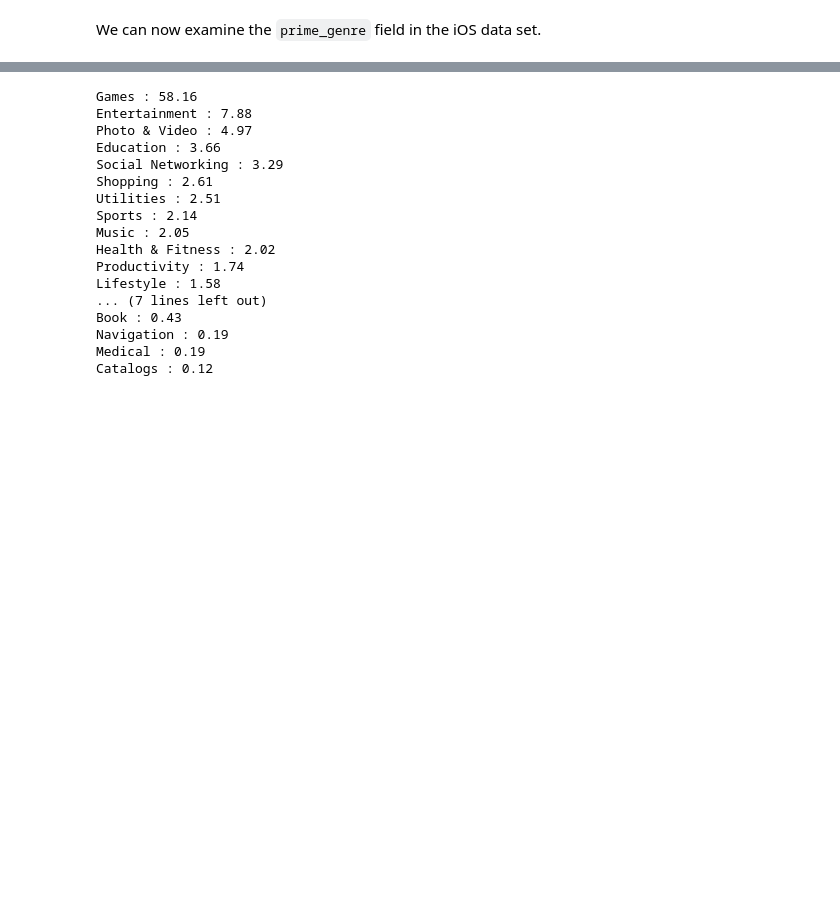
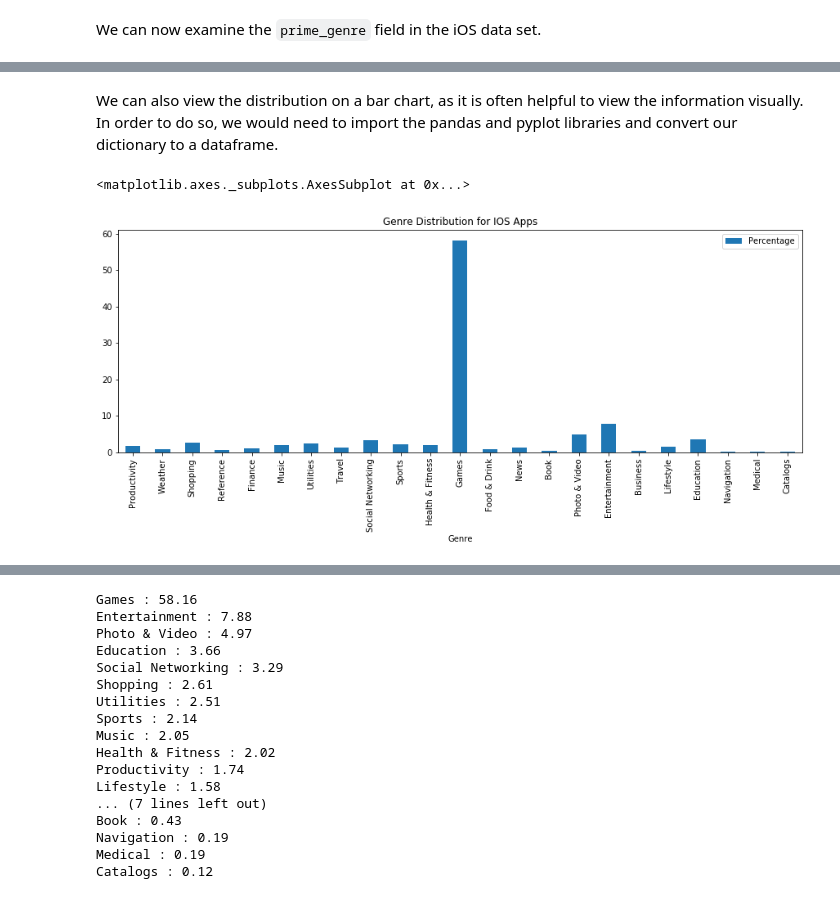
Before and after one commit to MustafaBor/data-projects, a Jupyter notebook: Mobile App Traction/Traction Analysis of Free Mobile Apps.ipynb, the cells around one changed output, grey strips where cells are left out. Drawn from its saved outputs; the diff is of its cells as text; code cells hidden in the pictures; blank space fills up the shorter version.

Commit message:
Added pie and bar charts

```diff
--- a/Mobile App Traction/Traction Analysis of Free Mobile Apps.ipynb
+++ b/Mobile App Traction/Traction Analysis of Free Mobile Apps.ipynb
@@ -363,0 +384,12 @@ We can now examine the `prime_genre` field in the iOS data set.
+# %% [markdown]
+We can also view the distribution on a bar chart, as it is often helpful to view the information visually. In order to do so, we would need to import the pandas and pyplot libraries and convert our dictionary to a dataframe.
+# %%
+import pandas as pd
+import matplotlib.pyplot as plt
+
+ios_gen_ft = freq_table(ios_final, 12)
+ios_gen_ft = pd.DataFrame(ios_gen_ft.items(), columns=['Genre', 'Percentage'])
+ios_gen_ft.plot(x='Genre', y='Percentage', kind='bar', figsize=(15,5), title='Genre Distribution for IOS Apps')
+# %% [output]
+<matplotlib.axes._subplots.AxesSubplot at 0x...>
+[figure, added]
```
Also changed, not shown: parts of 21 cells of this notebook.
